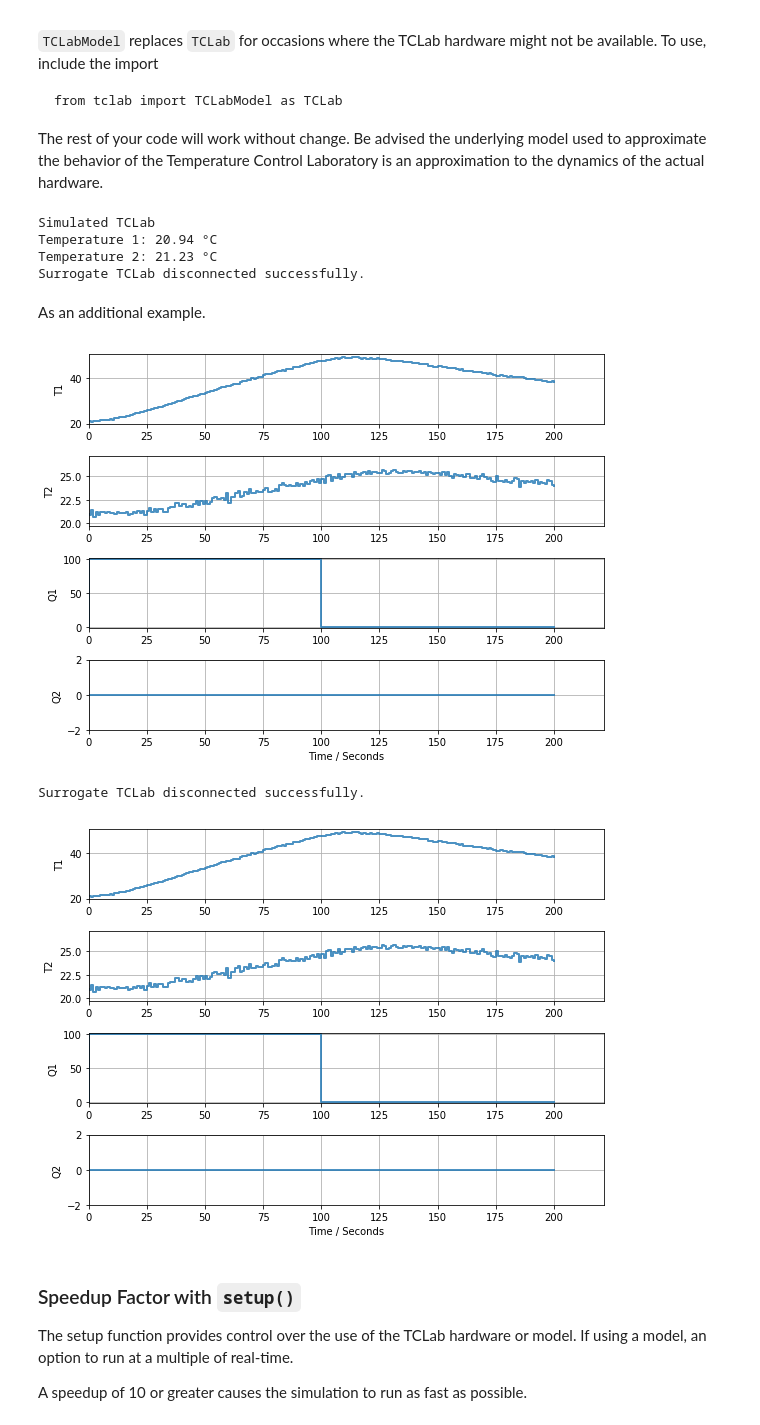
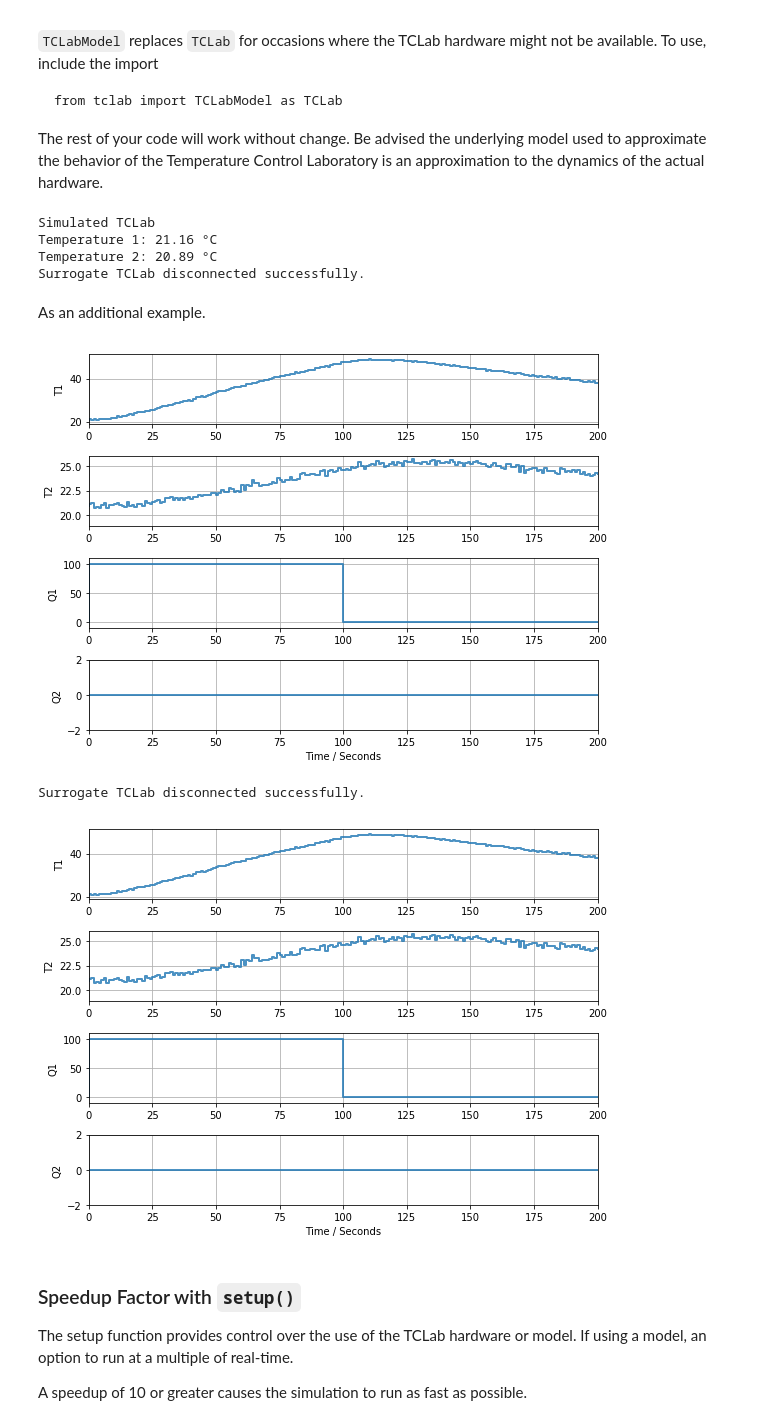
Before and after one commit to jckantor/TCLab, a Jupyter notebook: notebooks/0_TCLab_Overview.ipynb, the cells around one changed output. Saved outputs shown, nothing was run; the diff lists cells and outputs as text; code cells hidden in the pictures.

```diff
--- a/notebooks/0_TCLab_Overview.ipynb
+++ b/notebooks/0_TCLab_Overview.ipynb
@@ -359,7 +377,7 @@ from tclab import TCLab, clock, Historian, Plotter
 
 with TCLab() as a:
     h = Historian(a.sources)
-    p = Plotter(h)
+    p = Plotter(h, twindow=200)
     for t in clock(200):
         a.Q1(100 if t < 100 else 0)
         p.update(t)
@@ -383,26 +401,26 @@ with TCLab() as a:
     print("Temperature 2: {0:0.2f} °C".format(a.T2))
 # %% [output]
 Simulated TCLab
-Temperature 1: 20.94 °C
-Temperature 2: 21.23 °C
+Temperature 1: 21.16 °C
+Temperature 2: 20.89 °C
 Surrogate TCLab disconnected successfully.
 # %% [markdown]
 As an additional example.
 # %%
 %matplotlib inline
 from tclab import TCLabModel as TCLab
 from tclab import clock, Historian, Plotter
 
 with TCLab() as a:
     h = Historian(a.sources)
-    p = Plotter(h)
+    p = Plotter(h, twindow=200)
     for t in clock(200):
         a.Q1(100 if t < 100 else 0)
         p.update(t)
 # %% [output]
-[figure, old version]
+[figure, new version]
 Surrogate TCLab disconnected successfully.
-[figure, old version]
+[figure, new version]
 # %% [markdown]
 ### Speedup Factor with `setup()`
 
```
Also changed, not shown: parts of 13 cells of this notebook, 2 other files.
